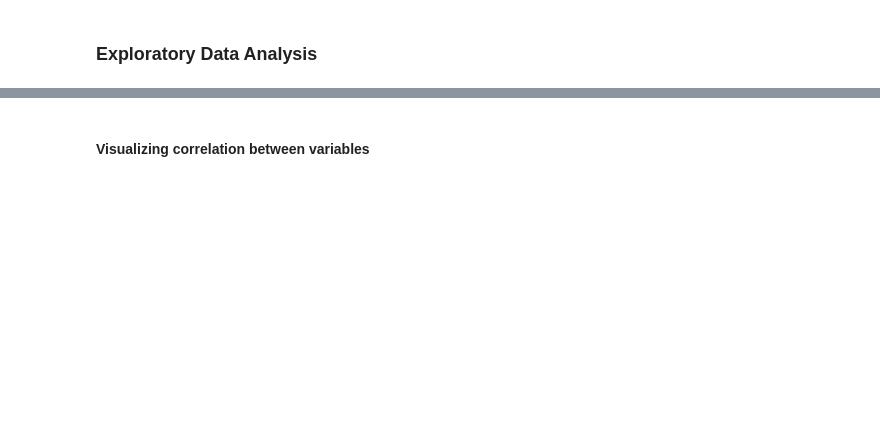
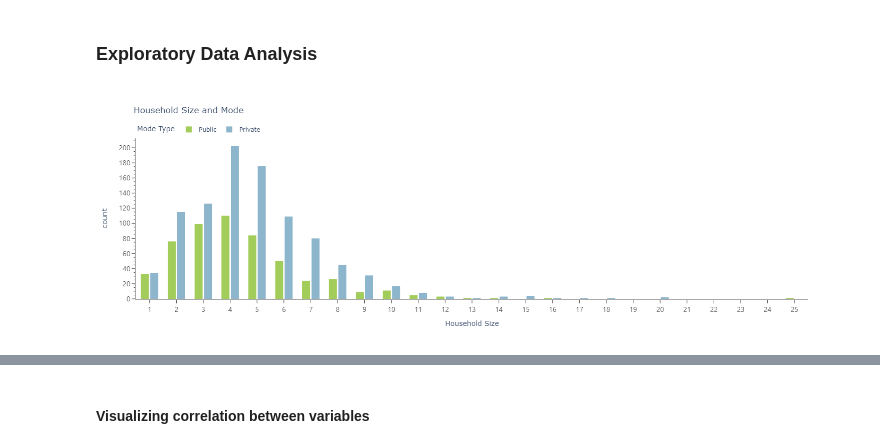
Before and after one commit to engrgarcia/WBG_Covid, a Jupyter notebook: wbg_covid.ipynb, the cells around one changed output, grey strips where cells are left out. Drawn from its saved outputs; the diff is of its cells as text; code cells hidden in the pictures; blank space fills up the shorter version.

```diff
--- a/wbg_covid.ipynb
+++ b/wbg_covid.ipynb
@@ -426,2 +549,25 @@ Name: count, dtype: int64
 # %% [markdown]
 ### Exploratory Data Analysis
+# %%
+fig_1 = go.Figure()
+
+fig_1 = px.histogram(data_frame=piped_df_2, x="hh_size", color="mode", color_discrete_map={0: "#8DB6CD", 1: "#A2CD5A"},
+                    barmode="group", title="Household Size and Mode", labels={"hh_size": "Household Size"})
+fig_1.update_layout(
+    xaxis=dict(showgrid=False, showticklabels=True, linecolor="#A9A9A9", linewidth=2,
+               ticks="outside", tickfont=dict(family="Nirmala UI", size=14, color="#545454")),
+    yaxis=dict(showgrid=False, showticklabels=True, linecolor="#A9A9A9", linewidth=2,
+               ticks="outside", tickfont=dict(family="Nirmala UI", size=14, color="#545454")),
+    plot_bgcolor="white", legend_title_text="Mode Type", legend_y=1.1,
+    legend=dict(orientation="h"), bargroupgap=0.15, bargap=0.3, uniformtext_minsize=10)
+
+fig_1.update_xaxes(nticks=40, ticklen=7)
+fig_1.update_yaxes(nticks=15, ticklen=7, minor=dict(nticks=5, ticklen=3))
+
+name_list_1=["Public", "Private"]
+for i,trace in enumerate (fig_1.data):
+  trace.update(name=name_list_1[i])
+
+fig_1.show(renderer='png', width=1500, height=500)
+# %% [output]
+[figure, added]
```
Also changed, not shown: parts of 53 cells of this notebook.
